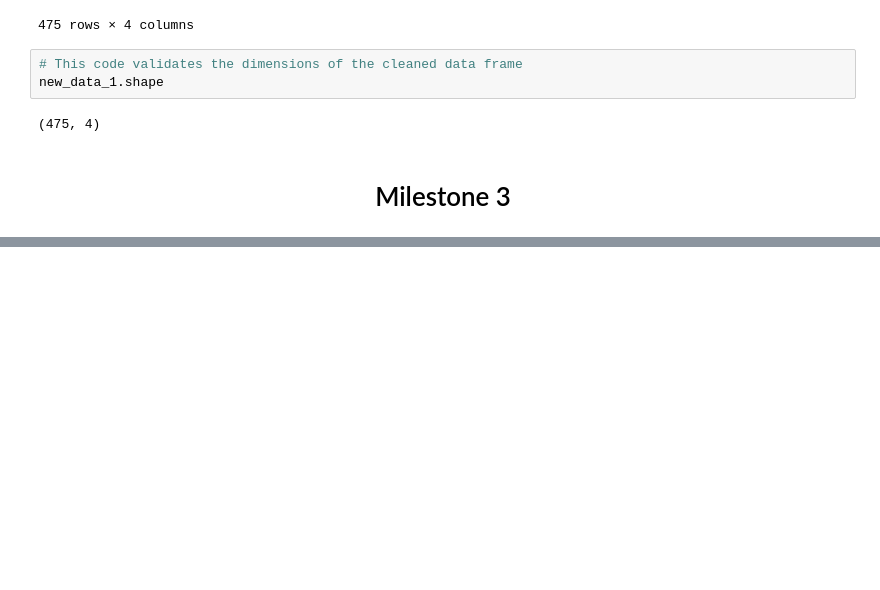
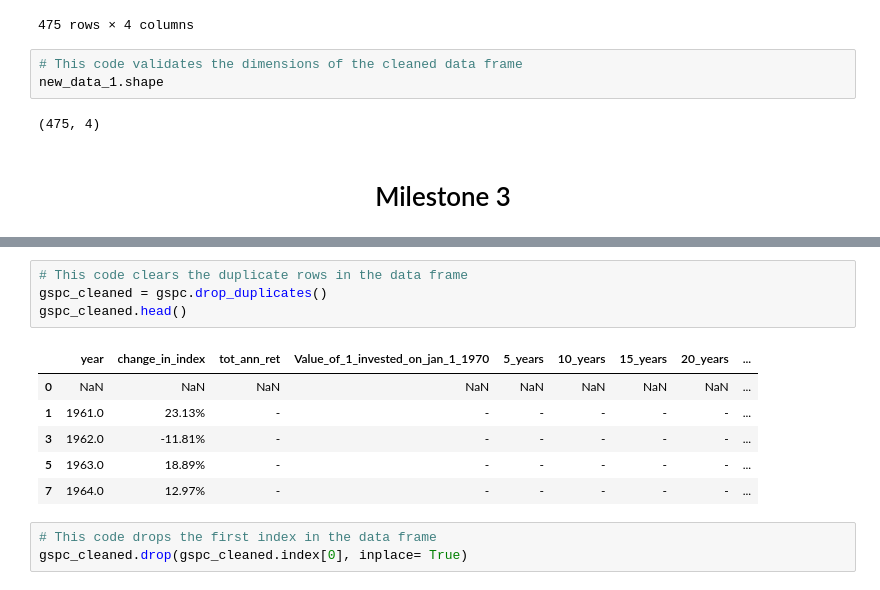
Before and after one commit to MWPerrineJr/data_prep_final, a Jupyter notebook: Final Project.ipynb, the cells around one changed output, grey strips where cells are left out. Cells and saved outputs as stored; diff of their text form; blank space fills up the shorter version.

```diff
--- a/Final Project.ipynb
+++ b/Final Project.ipynb
@@ -316,0 +395,14 @@ for row in column_data:
+# %%
+# This code clears the duplicate rows in the data frame
+gspc_cleaned = gspc.drop_duplicates()
+gspc_cleaned.head()
+# %% [output]
+|  | year | change_in_index | tot_ann_ret | Value_of_1_invested_on_jan_1_1970 | 5_years | 10_years | 15_years | 20_years | ... |
+| 0 | NaN | NaN | NaN | NaN | NaN | NaN | NaN | NaN | ... |
+| 1 | 1961.0 | 23.13% | - | - | - | - | - | - | ... |
+| 3 | 1962.0 | -11.81% | - | - | - | - | - | - | ... |
+| 5 | 1963.0 | 18.89% | - | - | - | - | - | - | ... |
+| 7 | 1964.0 | 12.97% | - | - | - | - | - | - | ... |
+# %%
+# This code drops the first index in the data frame
+gspc_cleaned.drop(gspc_cleaned.index[0], inplace= True)
```
Also changed, not shown: parts of 34 cells of this notebook, 1 other file.
